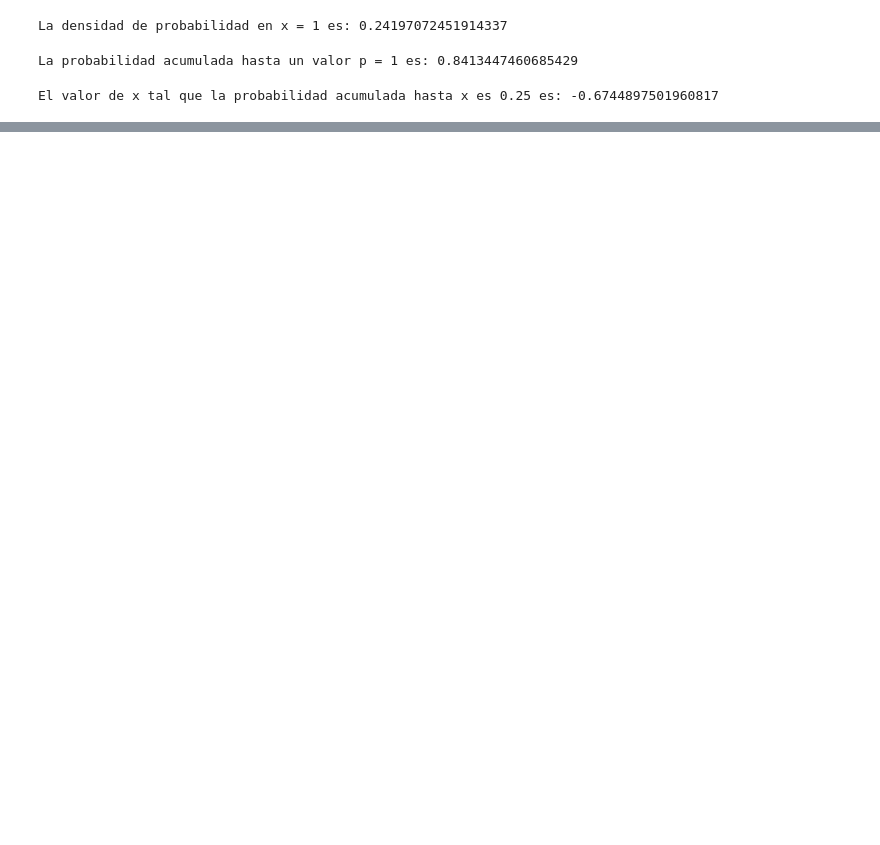
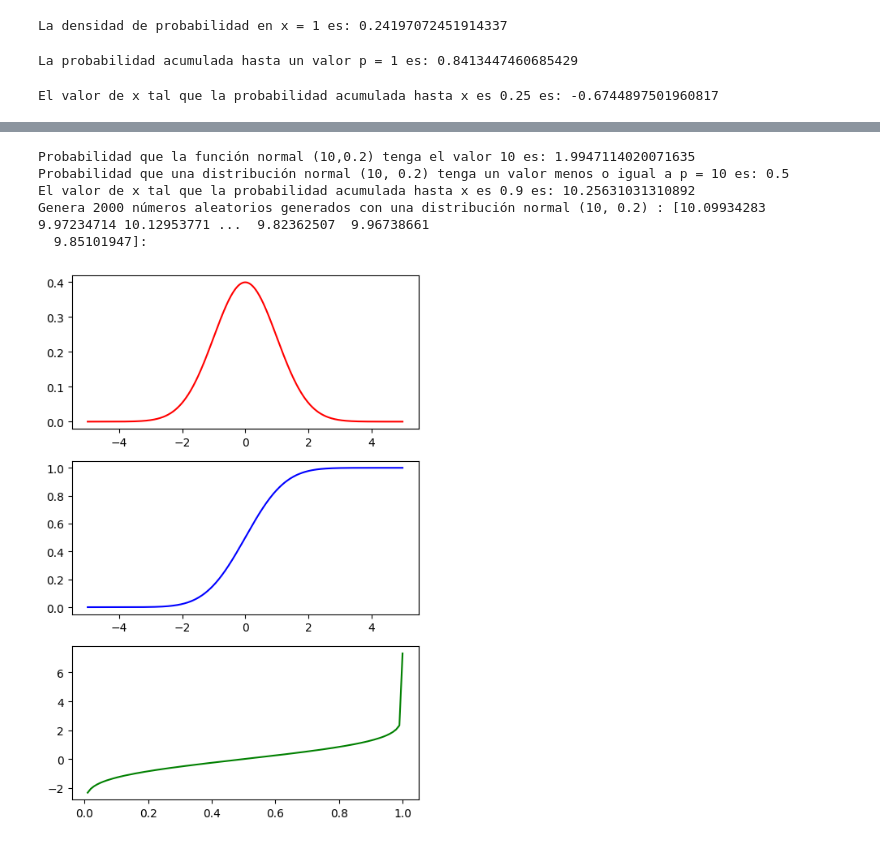
Before and after one commit to 4GeeksAcademy/Pauline-probability-distribution-exercises-project-with-python, a Jupyter notebook: notebook/problems.es.ipynb, the cells around one changed output, grey strips where cells are left out. Cells and saved outputs as stored; diff of their text form; code cells hidden in the pictures; blank space fills up the shorter version.

```diff
--- a/notebook/problems.es.ipynb
+++ b/notebook/problems.es.ipynb
@@ -167,0 +168,61 @@ Debajo imprimimos5 números aleatorios generados con una distribución normal es
+# %%
+#Distribución normal(10, 0.2), donde 10 es la media, y 0,2 la std :
+
+
+media = 10
+std = 0.2
+
+np.random.seed(42)
+
+
+x=10
+resultado = dnorm(x, media, std)
+print(f"Probabilidad que la función normal (10,0.2) tenga el valor {x} es: {resultado}")
+
+p = 10
+resultado = pnorm(p, media, std)
+print(f"Probabilidad que una distribución normal (10, 0.2) tenga un valor menos o igual a p = {p} es: {resultado}")
+
+
+q = 0.9
+resultado = qnorm(q, media, std)
+print(f"El valor de x tal que la probabilidad acumulada hasta x es {q} es: {resultado}")
+
+
+n = 2000
+resultados = rnorm(n, media, std)
+print(f"Genera {n} números aleatorios generados con una distribución normal (10, 0.2) : {resultados}:")
+# %% [output]
+Probabilidad que la función normal (10,0.2) tenga el valor 10 es: 1.9947114020071635
+Probabilidad que una distribución normal (10, 0.2) tenga un valor menos o igual a p = 10 es: 0.5
+El valor de x tal que la probabilidad acumulada hasta x es 0.9 es: 10.25631031310892
+Genera 2000 números aleatorios generados con una distribución normal (10, 0.2) : [10.09934283  9.97234714 10.12953771 ...  9.82362507  9.96738661
+  9.85101947]:
+# %%
+import matplotlib.pyplot as plt
+
+np.random.seed(42)
+
+media = 0
+std = 1
+data = np.arange(-5, 5, 0.01)
+
+pdf = dnorm(data, media, std)
+cdf = pnorm(data, media, std)
+ppf = qnorm(data, media, std)
+
+
+
+fig, axis = plt.subplots(3, 1, figsize = (5, 7))
+
+axis[0].plot(data, pdf, "r-")
+axis[1].plot(data, cdf, "b-")
+axis[2].plot(data, ppf, "g-")
+
+# Adjust the layout
+plt.tight_layout()
+
+# Show the plot
+plt.show()
+# %% [output]
+[figure, added]
```
Also changed, not shown: parts of 11 cells of this notebook.
